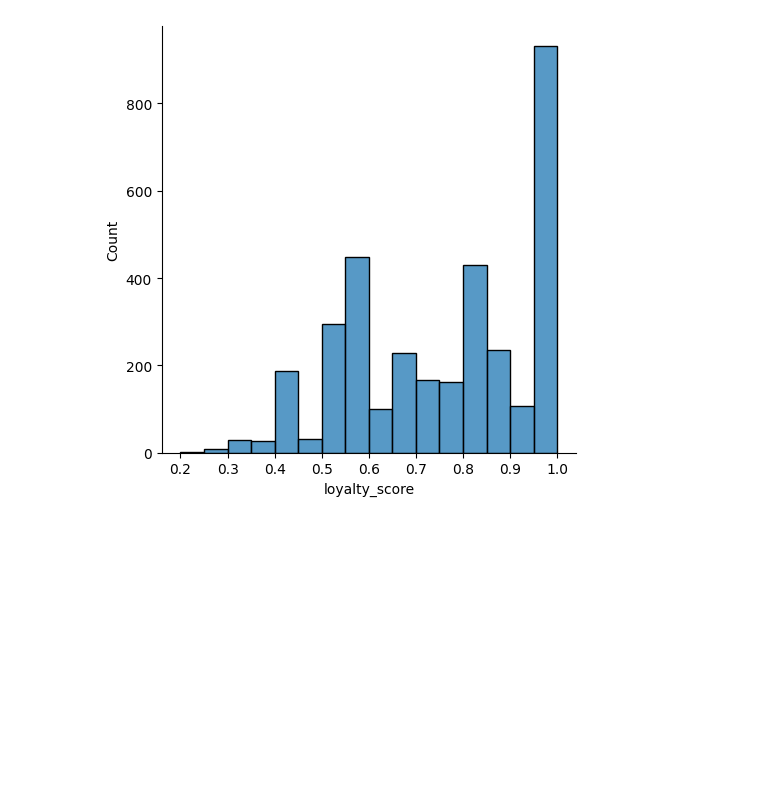
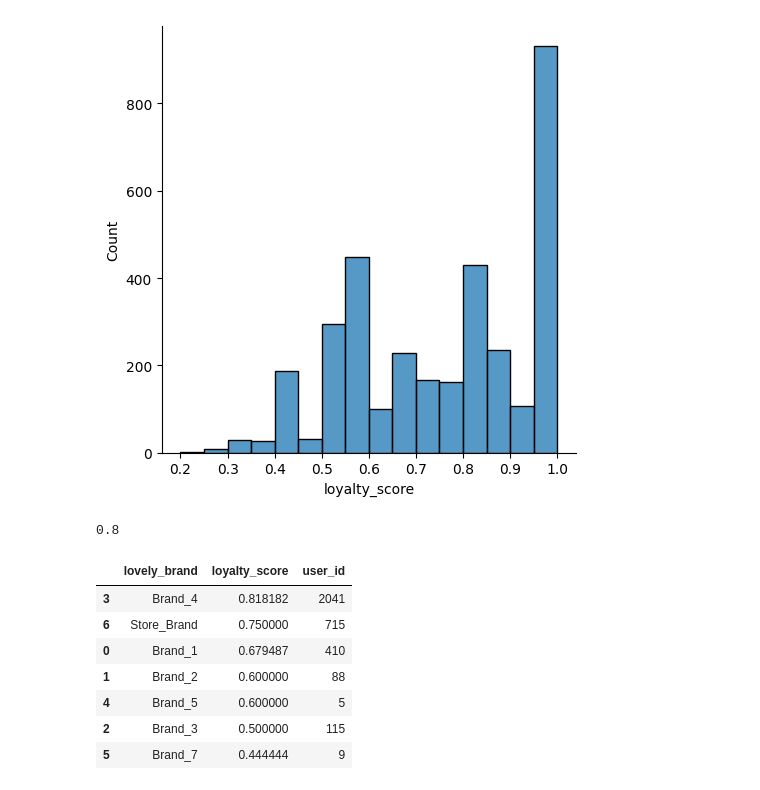
Before and after one commit to Zetis659/NEW_mlcourse.ai, a Jupyter notebook: Demo_Data_Analyst/3.Data_visualization/Data_visualization1.ipynb, the cells around one changed output. Drawn from its saved outputs; the diff is of its cells as text; code cells hidden in the pictures; blank space fills up the shorter version.

```diff
--- a/Demo_Data_Analyst/3.Data_visualization/Data_visualization1.ipynb
+++ b/Demo_Data_Analyst/3.Data_visualization/Data_visualization1.ipynb
@@ -284,3 +286,7 @@ loyalty_df.head()
 ax = sns.displot(loyalty_df.loyalty_score);
 # %% [output]
 [figure]
+# %%
+loyalty_df.loyalty_score.median()  # Медиана оценки лояльности
+# %% [output]
+0.8
@@ -286,0 +298,11 @@ ax = sns.displot(loyalty_df.loyalty_score);
+# %%
+brand_loyalty
+# %% [output]
+|  | lovely_brand | loyalty_score | user_id |
+| 3 | Brand_4 | 0.818182 | 2041 |
+| 6 | Store_Brand | 0.750000 | 715 |
+| 0 | Brand_1 | 0.679487 | 410 |
+| 1 | Brand_2 | 0.600000 | 88 |
+| 4 | Brand_5 | 0.600000 | 5 |
+| 2 | Brand_3 | 0.500000 | 115 |
+| 5 | Brand_7 | 0.444444 | 9 |
```
Also changed, not shown: parts of 7 cells of this notebook, 1 other file.
